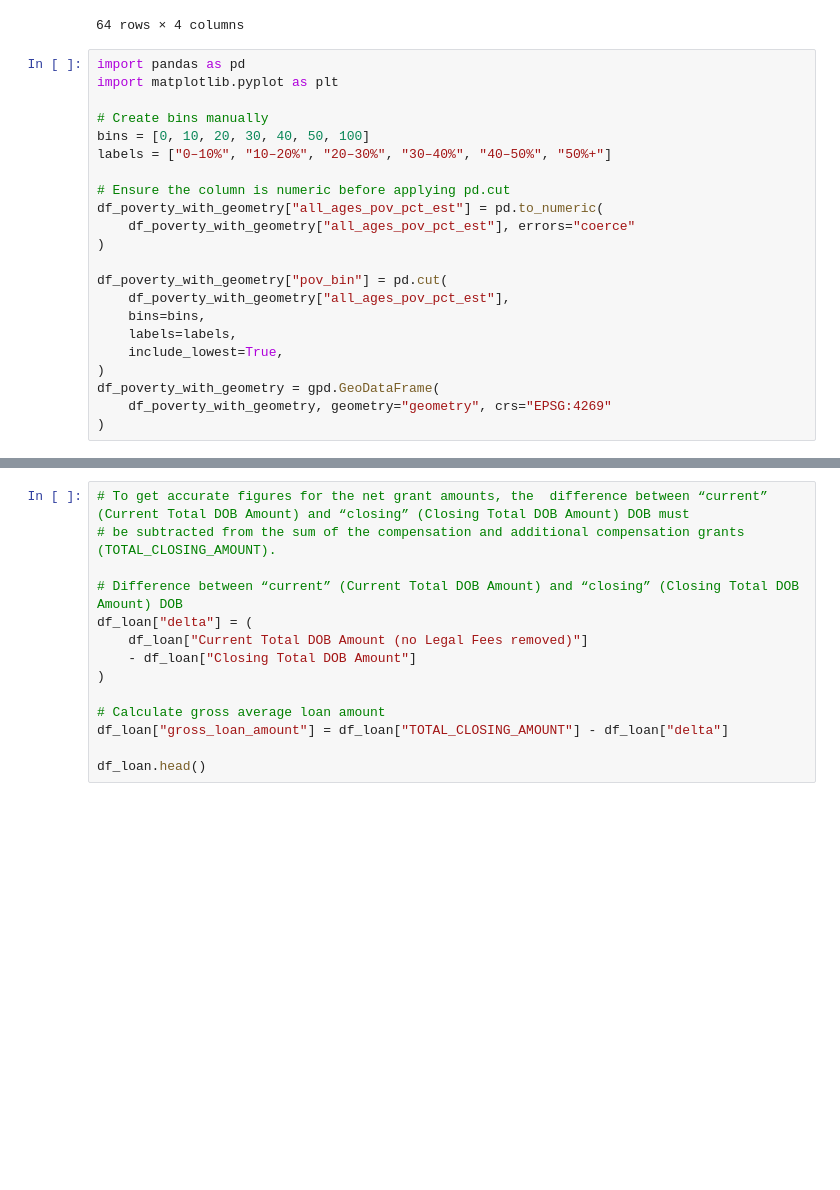
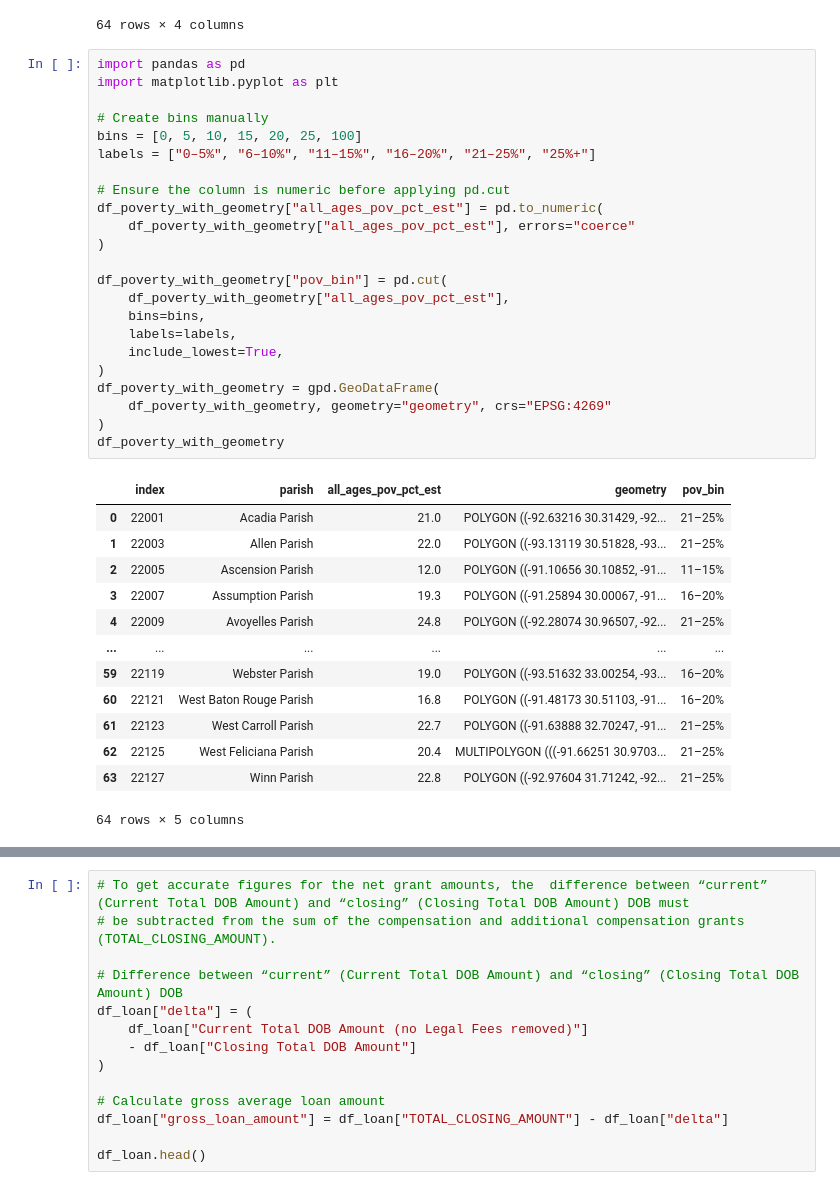
Before and after one commit to wujenny214/Policy-Study-into-Grant-Assistance-for-Post-Hurricane-Rebuilding-Efforts, a Jupyter notebook: code/mapping_poverty_loanamt.ipynb, the cells around one changed output, grey strips where cells are left out. Cells and saved outputs as stored; diff of their text form; blank space fills up the shorter version.

```diff
--- a/code/mapping_poverty_loanamt.ipynb
+++ b/code/mapping_poverty_loanamt.ipynb
@@ -204,25 +213,40 @@ df_poverty_with_geometry
 # %%
 import pandas as pd
 import matplotlib.pyplot as plt
 
 # Create bins manually
-bins = [0, 10, 20, 30, 40, 50, 100]
-labels = ["0–10%", "10–20%", "20–30%", "30–40%", "40–50%", "50%+"]
+bins = [0, 5, 10, 15, 20, 25, 100]
+labels = ["0–5%", "6–10%", "11–15%", "16–20%", "21–25%", "25%+"]
 
 # Ensure the column is numeric before applying pd.cut
 df_poverty_with_geometry["all_ages_pov_pct_est"] = pd.to_numeric(
     df_poverty_with_geometry["all_ages_pov_pct_est"], errors="coerce"
 )
 
 df_poverty_with_geometry["pov_bin"] = pd.cut(
     df_poverty_with_geometry["all_ages_pov_pct_est"],
     bins=bins,
     labels=labels,
     include_lowest=True,
 )
 df_poverty_with_geometry = gpd.GeoDataFrame(
     df_poverty_with_geometry, geometry="geometry", crs="EPSG:4269"
 )
+df_poverty_with_geometry
+# %% [output]
+|  | index | parish | all_ages_pov_pct_est | geometry | pov_bin |
+| 0 | 22001 | Acadia Parish | 21.0 | POLYGON ((-92.63216 30.31429, -92... | 21–25% |
+| 1 | 22003 | Allen Parish | 22.0 | POLYGON ((-93.13119 30.51828, -93... | 21–25% |
+| 2 | 22005 | Ascension Parish | 12.0 | POLYGON ((-91.10656 30.10852, -91... | 11–15% |
+| 3 | 22007 | Assumption Parish | 19.3 | POLYGON ((-91.25894 30.00067, -91... | 16–20% |
+| 4 | 22009 | Avoyelles Parish | 24.8 | POLYGON ((-92.28074 30.96507, -92... | 21–25% |
+| ... | ... | ... | ... | ... | ... |
+| 59 | 22119 | Webster Parish | 19.0 | POLYGON ((-93.51632 33.00254, -93... | 16–20% |
+| 60 | 22121 | West Baton Rouge Parish | 16.8 | POLYGON ((-91.48173 30.51103, -91... | 16–20% |
+| 61 | 22123 | West Carroll Parish | 22.7 | POLYGON ((-91.63888 32.70247, -91... | 21–25% |
+| 62 | 22125 | West Feliciana Parish | 20.4 | MULTIPOLYGON (((-91.66251 30.9703... | 21–25% |
+| 63 | 22127 | Winn Parish | 22.8 | POLYGON ((-92.97604 31.71242, -92... | 21–25% |
+64 rows × 5 columns
 # %%
 # Plot with grey for missing
 fig, ax = plt.subplots(figsize=(8, 8))
```
Also changed, not shown: parts of 13 cells of this notebook, 5 other files.
